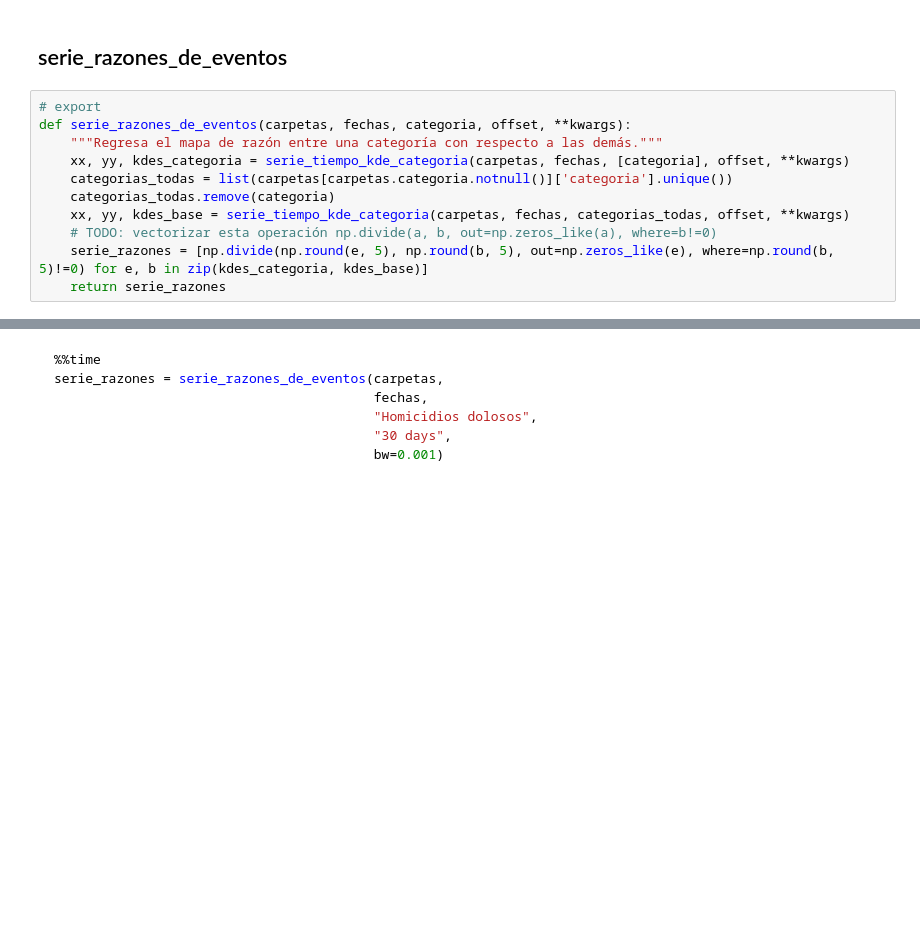
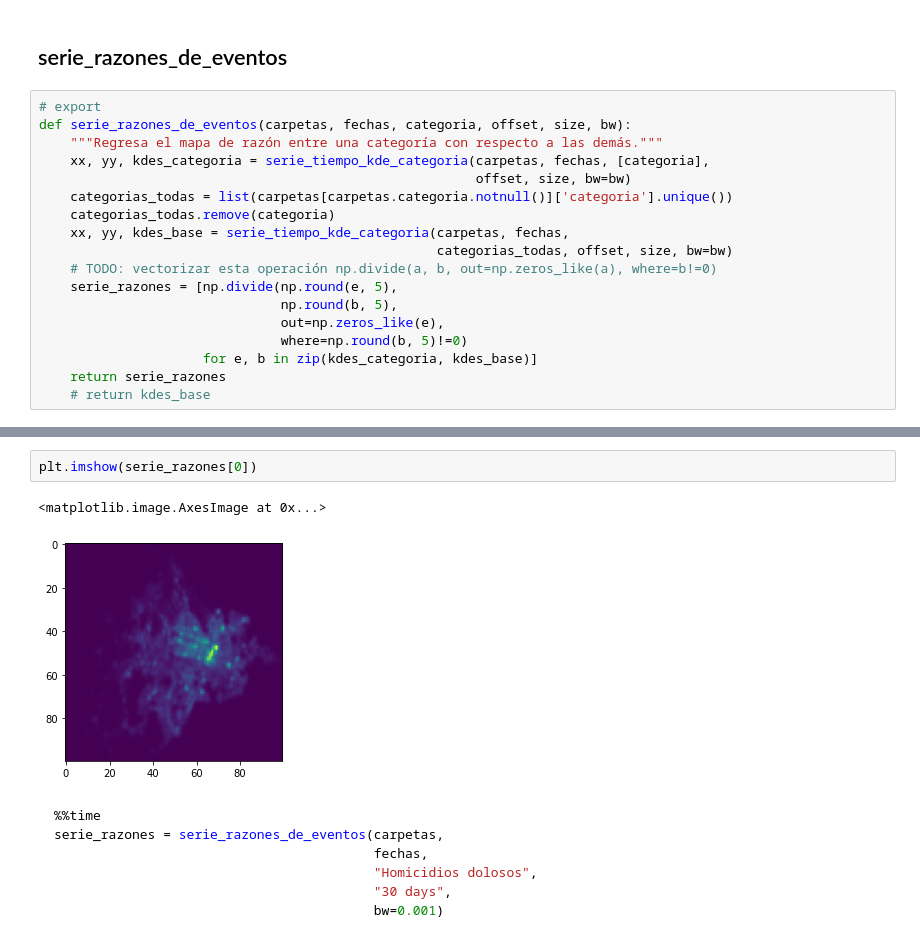
Before and after one commit to CentroGeo/criminologia_cdmx, a Jupyter notebook: 01_patrones_espacio_temporales.ipynb, the cells around one changed output, grey strips where cells are left out. Cells and saved outputs as stored; diff of their text form; blank space fills up the shorter version.

`````diff
--- a/01_patrones_espacio_temporales.ipynb
+++ b/01_patrones_espacio_temporales.ipynb
@@ -136,12 +205,19 @@ assert type(kdes[0]) == np.ndarray
 ## serie_razones_de_eventos
 # %%
 # export
-def serie_razones_de_eventos(carpetas, fechas, categoria, offset, **kwargs):
+def serie_razones_de_eventos(carpetas, fechas, categoria, offset, size, bw):
     """Regresa el mapa de razón entre una categoría con respecto a las demás."""
-    xx, yy, kdes_categoria = serie_tiempo_kde_categoria(carpetas, fechas, [categoria], offset, **kwargs)
+    xx, yy, kdes_categoria = serie_tiempo_kde_categoria(carpetas, fechas, [categoria],
+                                                        offset, size, bw=bw)
     categorias_todas = list(carpetas[carpetas.categoria.notnull()]['categoria'].unique())
     categorias_todas.remove(categoria)
-    xx, yy, kdes_base = serie_tiempo_kde_categoria(carpetas, fechas, categorias_todas, offset, **kwargs)
+    xx, yy, kdes_base = serie_tiempo_kde_categoria(carpetas, fechas,
+                                                   categorias_todas, offset, size, bw=bw)
     # TODO: vectorizar esta operación np.divide(a, b, out=np.zeros_like(a), where=b!=0)
-    serie_razones = [np.divide(np.round(e, 5), np.round(b, 5), out=np.zeros_like(e), where=np.round(b, 5)!=0) for e, b in zip(kdes_categoria, kdes_base)]
+    serie_razones = [np.divide(np.round(e, 5),
+                               np.round(b, 5),
+                               out=np.zeros_like(e),
+                               where=np.round(b, 5)!=0)
+                     for e, b in zip(kdes_categoria, kdes_base)]
     return serie_razones
+    # return kdes_base
@@ -148,3 +233,8 @@ def serie_razones_de_eventos(carpetas, fechas, categoria, offset, **kwargs):
+# %%
+plt.imshow(serie_razones[0])
+# %% [output]
+<matplotlib.image.AxesImage at 0x...>
+[figure, added]
 # %% [markdown]
 ````Python
 %%time
`````
Also changed, not shown: parts of 23 cells of this notebook, 3 other files.
